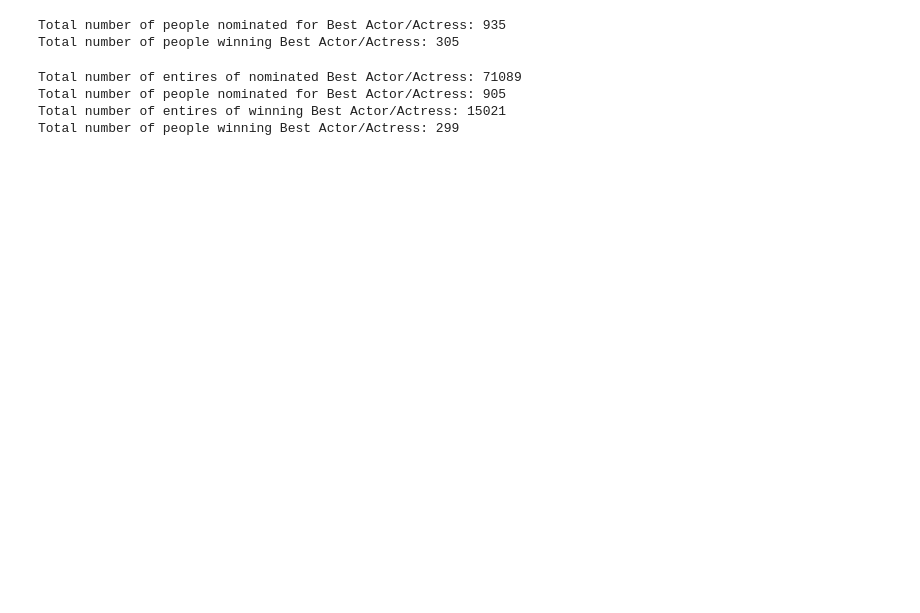
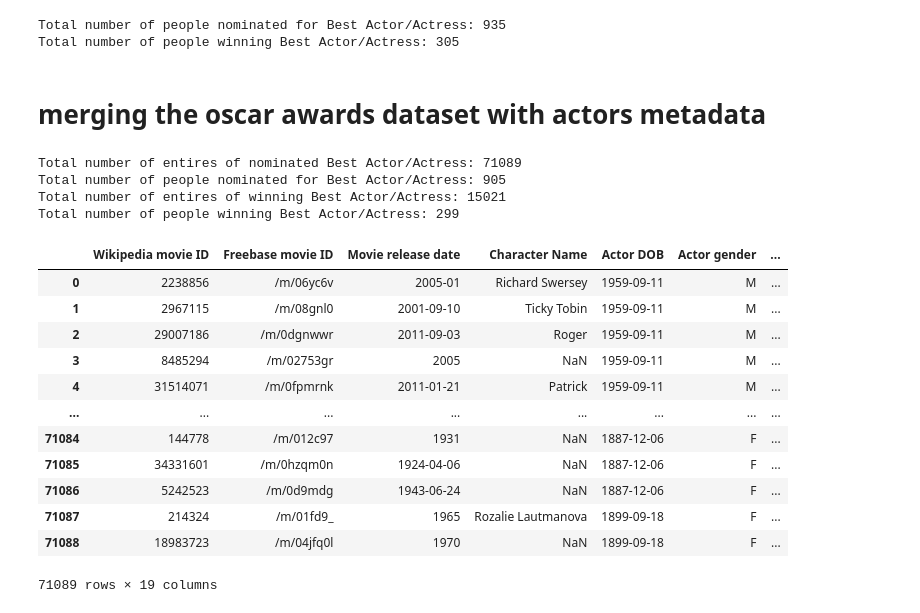
Before and after one commit to epfl-ada/ada-2022-project-cnxtn, a Jupyter notebook: analyze_data.ipynb, the cells around one changed output. Cells and saved outputs as stored; diff of their text form; code cells hidden in the pictures; blank space fills up the shorter version.

```diff
--- a/analyze_data.ipynb
+++ b/analyze_data.ipynb
@@ -65,7 +63,7 @@ character_metadata_header = [
 # read the character metadata
 
 character_metadata = pd.read_csv(
-    'MovieSummaries/character.metadata.tsv',
+    'original_data/character.metadata.tsv',
     delimiter='\t',
     names=character_metadata_header
 )
@@ -347,6 +345,8 @@ print('Total number of people winning Best Actor/Actress:', len(oscar_winning_ac
 # %% [output]
 Total number of people nominated for Best Actor/Actress: 935
 Total number of people winning Best Actor/Actress: 305
+# %% [markdown]
+# merging the oscar awards dataset with actors metadata
 # %%
 oscar_winner_in_dataset = pd.merge(
     left=character_metadata,
@@ -354,7 +354,7 @@ oscar_winner_in_dataset = pd.merge(
     left_on='Actor Name',
     right_on='name',
     how='inner'
-)
+).drop('name',axis= 1)
 # %%
 print('Total number of entires of nominated Best Actor/Actress:', len(oscar_winner_in_dataset))
 print('Total number of people nominated for Best Actor/Actress:', len(oscar_winner_in_dataset['Actor Name'].unique()))
@@ -366,3 +366,19 @@ Total number of entires of nominated Best Actor/Actress: 71089
 Total number of people nominated for Best Actor/Actress: 905
 Total number of entires of winning Best Actor/Actress: 15021
 Total number of people winning Best Actor/Actress: 299
+# %%
+oscar_winner_in_dataset
+# %% [output]
+|  | Wikipedia movie ID | Freebase movie ID | Movie release date | Character Name | Actor DOB | Actor gender | ... |
+| 0 | 2238856 | /m/06yc6v | 2005-01 | Richard Swersey | 1959-09-11 | M | ... |
+| 1 | 2967115 | /m/08gnl0 | 2001-09-10 | Ticky Tobin | 1959-09-11 | M | ... |
+| 2 | 29007186 | /m/0dgnwwr | 2011-09-03 | Roger | 1959-09-11 | M | ... |
+| 3 | 8485294 | /m/02753gr | 2005 | NaN | 1959-09-11 | M | ... |
+| 4 | 31514071 | /m/0fpmrnk | 2011-01-21 | Patrick | 1959-09-11 | M | ... |
+| ... | ... | ... | ... | ... | ... | ... | ... |
+| 71084 | 144778 | /m/012c97 | 1931 | NaN | 1887-12-06 | F | ... |
+| 71085 | 34331601 | /m/0hzqm0n | 1924-04-06 | NaN | 1887-12-06 | F | ... |
+| 71086 | 5242523 | /m/0d9mdg | 1943-06-24 | NaN | 1887-12-06 | F | ... |
+| 71087 | 214324 | /m/01fd9_ | 1965 | Rozalie Lautmanova | 1899-09-18 | F | ... |
+| 71088 | 18983723 | /m/04jfq0l | 1970 | NaN | 1899-09-18 | F | ... |
+71089 rows × 19 columns
```
Also changed, not shown: parts of 19 cells of this notebook, 2 other files.
